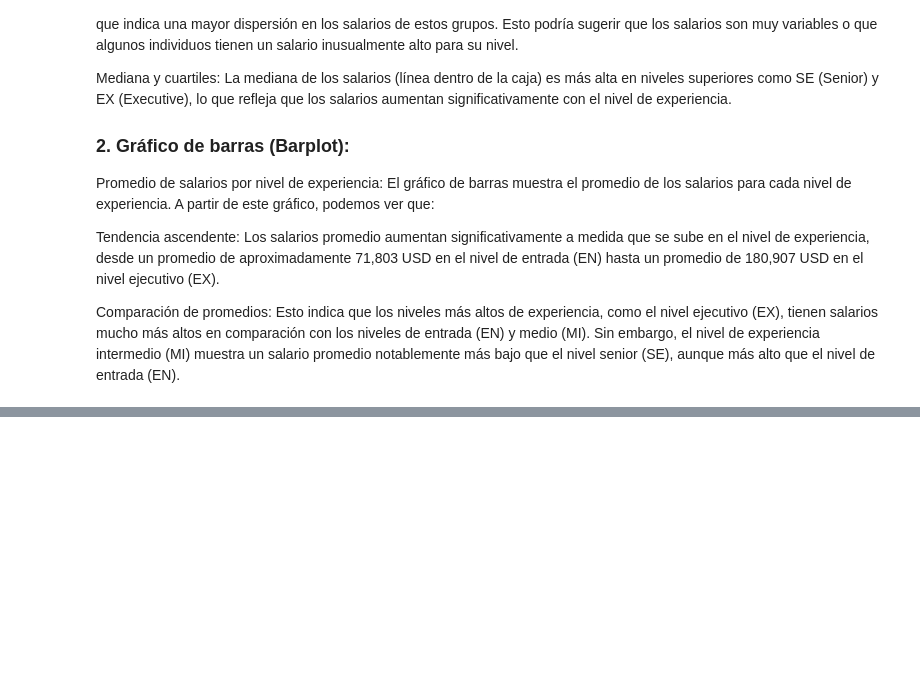
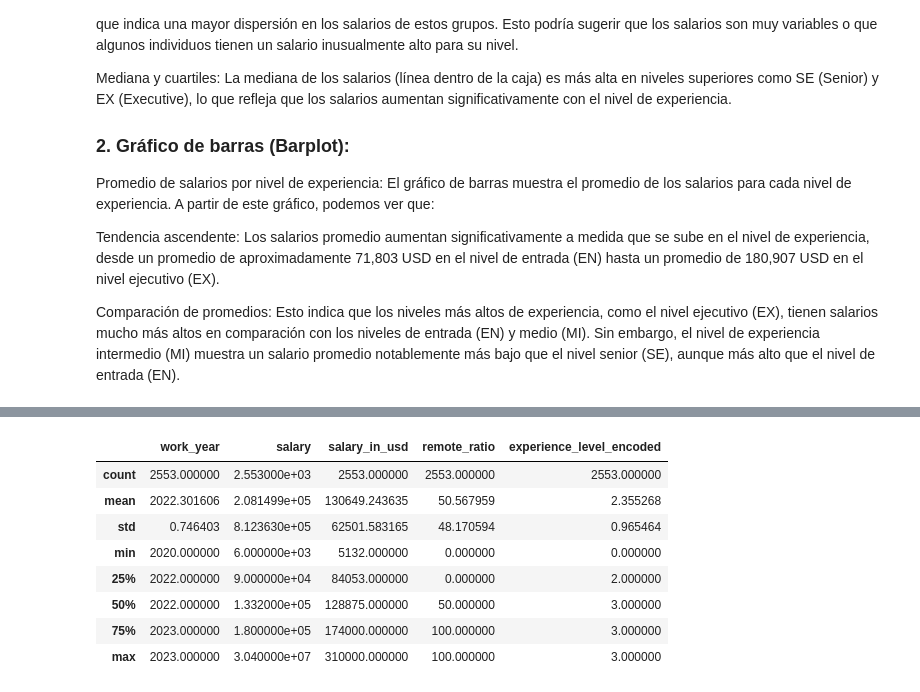
Before and after one commit to yshungria-uniandes/Data-Science-Fundamentals-, a Jupyter notebook: Examen_de_certificación_–_Intento_1.ipynb, the cells around one changed output, grey strips where cells are left out. Cells and saved outputs as stored; diff of their text form; code cells hidden in the pictures; blank space fills up the shorter version.

```diff
--- a/Examen_de_certificación_–_Intento_1.ipynb
+++ b/Examen_de_certificación_–_Intento_1.ipynb
@@ -265,0 +346,12 @@ Comparación de promedios: Esto indica que los niveles más altos de experiencia
+# %%
+df_limpio.describe()
+# %% [output]
+|  | work_year | salary | salary_in_usd | remote_ratio | experience_level_encoded |
+| count | 2553.000000 | 2.553000e+03 | 2553.000000 | 2553.000000 | 2553.000000 |
+| mean | 2022.301606 | 2.081499e+05 | 130649.243635 | 50.567959 | 2.355268 |
+| std | 0.746403 | 8.123630e+05 | 62501.583165 | 48.170594 | 0.965464 |
+| min | 2020.000000 | 6.000000e+03 | 5132.000000 | 0.000000 | 0.000000 |
+| 25% | 2022.000000 | 9.000000e+04 | 84053.000000 | 0.000000 | 2.000000 |
+| 50% | 2022.000000 | 1.332000e+05 | 128875.000000 | 50.000000 | 3.000000 |
+| 75% | 2023.000000 | 1.800000e+05 | 174000.000000 | 100.000000 | 3.000000 |
+| max | 2023.000000 | 3.040000e+07 | 310000.000000 | 100.000000 | 3.000000 |
```
Also changed, not shown: parts of 11 cells of this notebook.
